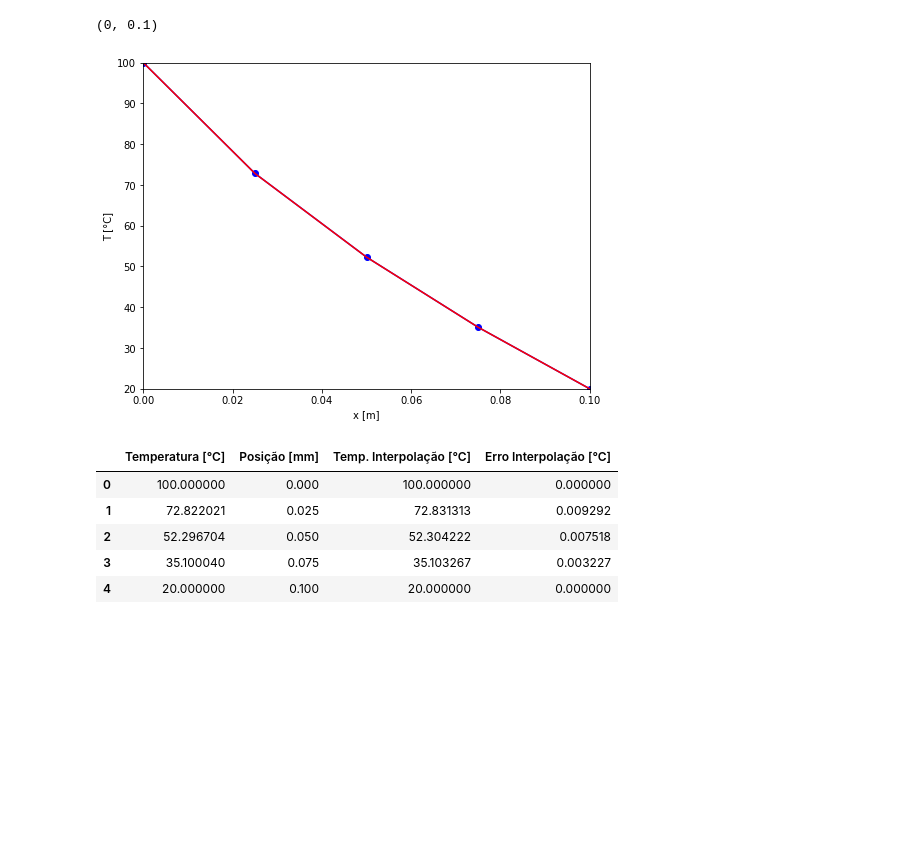
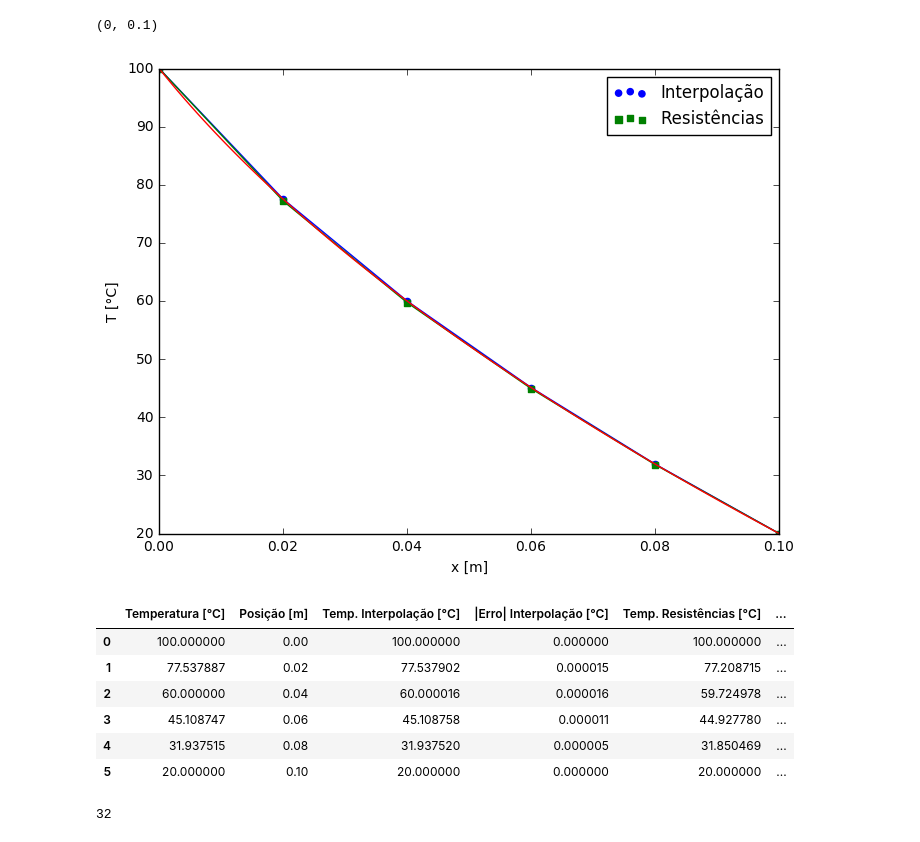
Before and after one commit to gusttavlang/TransComp, a Jupyter notebook: Trabalho 2/Trabalho 2 - Condução não linear.ipynb, the cells around one changed output. Drawn from its saved outputs; the diff is of its cells as text; code cells hidden in the pictures; blank space fills up the shorter version.

Commit message:
Trabalho 2 - buscar erro

```diff
--- a/Trabalho 2/Trabalho 2 - Condução não linear.ipynb
+++ b/Trabalho 2/Trabalho 2 - Condução não linear.ipynb
@@ -16,7 +16,7 @@ def k(T):
     return k
 # %%
 #Tamanho da malha
-mesh = 5
+mesh = 6
 deltax = L/(mesh -1)
 # %%
 #chute inicial da Temperatura = linear
@@ -59,43 +63,83 @@ while (erro>1e-2):
+# %%
+#gauss-seidel
+#método das resistências
+
+erro_resistencias = 1.0
+T_anterior_resistencias = np.zeros(mesh)
+erro_vetor_resistencias = np.zeros(mesh)
+
+n = 0 #numero de iterações
+
+while (erro_resistencias>1e-5):
+    n = n+1
+    for i in range(1,mesh-1):
+        T_anterior_resistencias[i] = T_resistencias[i]
+
+    for i in range(1,mesh-1):
+        ke = 2*k(T_resistencias[i])*k(T_resistencias[i+1])/(k(T_resistencias[i])+k(T_resistencias[i+1]))
+        kw = 2*k(T_resistencias[i])*k(T_resistencias[i-1])/(k(T_resistencias[i])+k(T_resistencias[i-1]))
+
+        ae = (A*ke)/deltax
+        aw = (A*kw)/deltax
+        ap = ae + aw
+
+        T_resistencias[i] = (aw*T_resistencias[i-1] + ae*T_resistencias[i+1])/ap
+        erro_vetor_resistencias[i] = abs(T_resistencias[i] - T_anterior_resistencias[i])
+
+    erro_resistencias = erro_vetor_resistencias.max()
 # %%
 #solução analítica
-T_analitico =160- (3600 +160000 * x)**0.5
+T_analitico_tabela =160- (3600 +160000 * x)**0.5
+x_plot = np.linspace(0,0.100,100)
+T_analitico = 160- (3600 +160000 * x_plot)**0.5
 # %%
 %matplotlib inline
 fig = plt.figure(figsize=(8,6))
 axis = fig.add_subplot(111)
 
-axis.plot(x, T,  color ='blue')
-axis.scatter(x, T, color ='blue',)
+axis.plot(x, T_interpolacao,  color ='blue')
+axis.scatter(x, T_interpolacao, color ='blue', label='Interpolação')
 
-axis.plot(x, T_analitico,  color ='red')
+axis.plot(x, T_resistencias,  color ='green')
+axis.scatter(x, T_resistencias, color ='green', label='Resistências', marker ='s')
+
+axis.plot(x_plot,T_analitico ,  color ='red')
 
 
 
 axis.set_ylabel('T [°C]')
 axis.set_xlabel('x [m]')
 axis.set_title('')
 axis.legend(loc='best')
 axis.set_ylim(20,100)
 axis.set_xlim(0,0.1)
 # %% [output]
 (0, 0.1)
-[figure, old version]
+[figure, new version]
 # %%
 tabela_Temp = DataFrame()
 
-tabela_Temp['Temperatura [°C]'] = T_analitico.round(6).tolist()
-tabela_Temp['Posição [mm]'] = x.round(6)
+tabela_Temp['Temperatura [°C]'] = T_analitico_tabela.round(6).tolist()
+tabela_Temp['Posição [m]'] = x.round(6)
 #tabela_Temp['Temp. Resistências [°C]'] = T_resistencias.round(6).tolist()
 #tabela_Temp['Erro Resistências [°C]'] = np.absolute(T_exata_tabela-T_resistencias).round(6).tolist()
 
-tabela_Temp['Temp. Interpolação [°C]'] = T.round(6).tolist()
-tabela_Temp['Erro Interpolação [°C]'] = np.absolute(T_analitico-T).round(6).tolist()
+tabela_Temp['Temp. Interpolação [°C]'] = T_interpolacao.round(6).tolist()
+tabela_Temp['|Erro| Interpolação [°C]'] = np.absolute(T_analitico_tabela-T_interpolacao).round(6).tolist()
+
+tabela_Temp['Temp. Resistências [°C]'] = T_resistencias.round(6).tolist()
+tabela_Temp['|Erro| Resistências [°C]'] = np.absolute(T_analitico_tabela-T_resistencias).round(6).tolist()
 
 tabela_Temp
 # %% [output]
-|  | Temperatura [°C] | Posição [mm] | Temp. Interpolação [°C] | Erro Interpolação [°C] |
-| 0 | 100.000000 | 0.000 | 100.000000 | 0.000000 |
-| 1 | 72.822021 | 0.025 | 72.831313 | 0.009292 |
-| 2 | 52.296704 | 0.050 | 52.304222 | 0.007518 |
-| 3 | 35.100040 | 0.075 | 35.103267 | 0.003227 |
-| 4 | 20.000000 | 0.100 | 20.000000 | 0.000000 |
+|  | Temperatura [°C] | Posição [m] | Temp. Interpolação [°C] | |Erro| Interpolação [°C] | Temp. Resistências [°C] | ... |
+| 0 | 100.000000 | 0.00 | 100.000000 | 0.000000 | 100.000000 | ... |
+| 1 | 77.537887 | 0.02 | 77.537902 | 0.000015 | 77.208715 | ... |
+| 2 | 60.000000 | 0.04 | 60.000016 | 0.000016 | 59.724978 | ... |
+| 3 | 45.108747 | 0.06 | 45.108758 | 0.000011 | 44.927780 | ... |
+| 4 | 31.937515 | 0.08 | 31.937520 | 0.000005 | 31.850469 | ... |
+| 5 | 20.000000 | 0.10 | 20.000000 | 0.000000 | 20.000000 | ... |
+# %%
+n
+# %% [output]
+32
```
Also changed, not shown: parts of 2 cells of this notebook, 6 other files.
